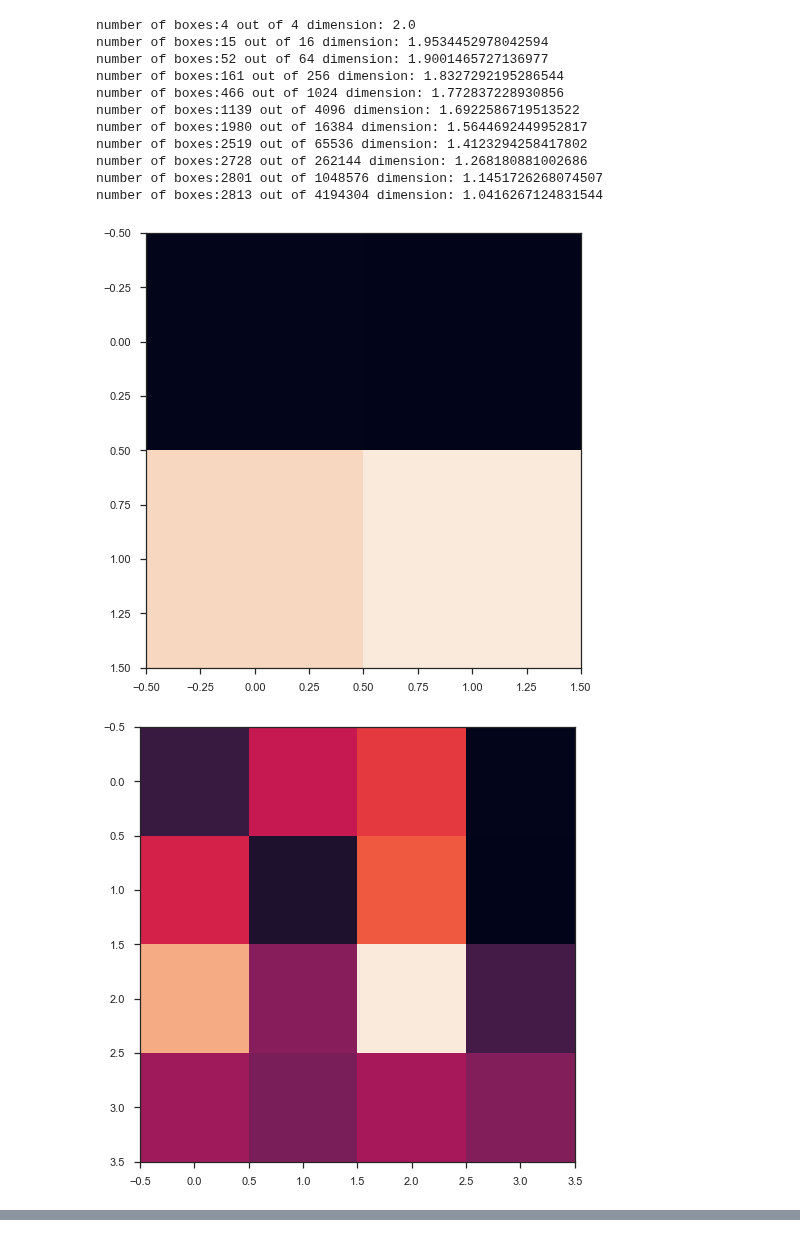
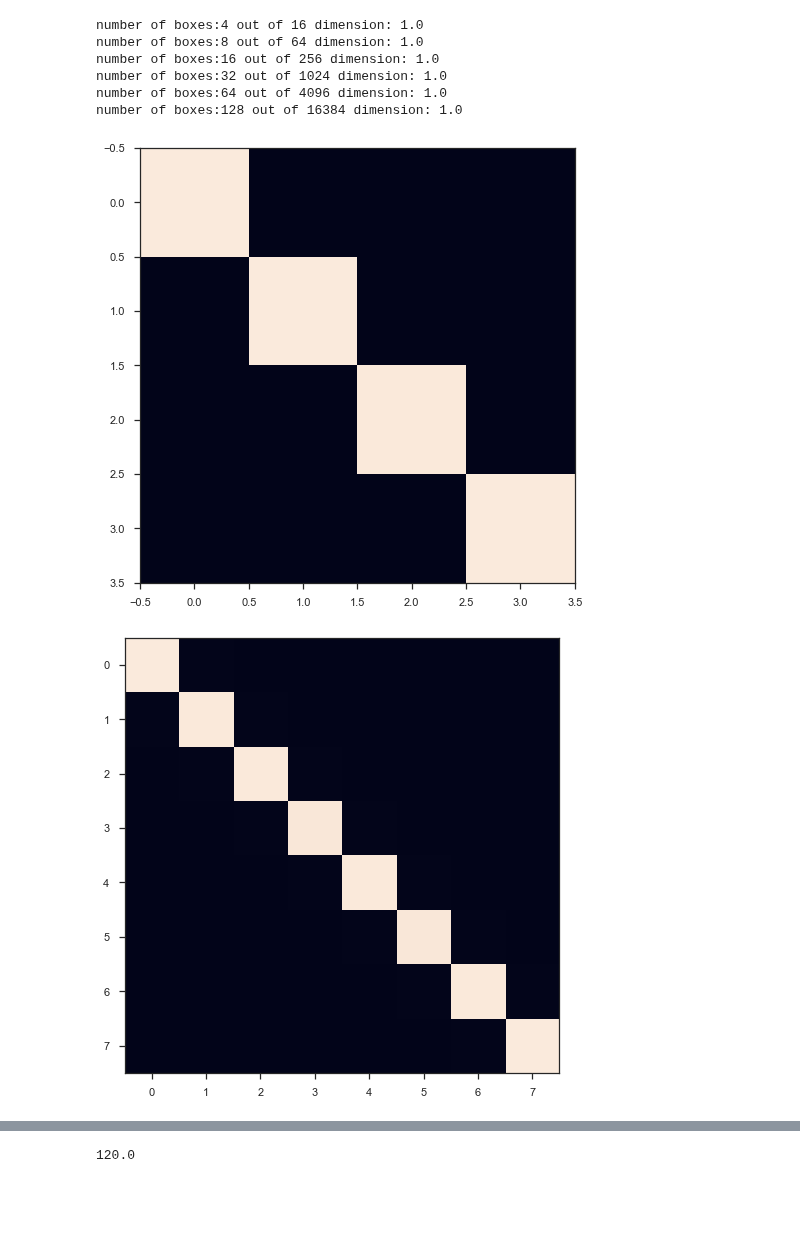
Before and after one commit to itsMahad/ManducaMultiSenseFeeding, a Jupyter notebook: M_Step6_Fractal_Dimension_Analysis.ipynb, the cells around one changed output, grey strips where cells are left out. Saved outputs shown, nothing was run; the diff lists cells and outputs as text; code cells hidden in the pictures; blank space fills up the shorter version.

```diff
--- a/M_Step6_Fractal_Dimension_Analysis.ipynb
+++ b/M_Step6_Fractal_Dimension_Analysis.ipynb
@@ -22,10 +27,11 @@ x,y = df.X_position.values, df.Y_position.values
 y_line = np.arange(0,488, (488/648))*2.4/75
 x_line = np.arange(0,648, 1)*2.4/75
 # %%
-f, ax = plt.subplots(1,2,figsize = (20,10), sharex = True, sharey = True)
-ax[0].plot(x,y, c= "k")
-ax[0].set_ylabel("Y Position")
-ax[0].set_xlabel("X Position")
-ax[1].plot(x_line , y_line, c= "k")
-ax[1].set_xlabel("X Position")
+f, ax = plt.subplots(1,1,figsize = (10,10),  dpi= 256, sharex = True, sharey = True)
+ax.grid(False)
+ax.axis('off')
+ax.plot(x_line,y_line, c= "k")
+ax.set_ylabel("Y Position")
+ax.set_xlabel("X Position")
+pl.savefig(fig_path + "\\test.png")
 # %% [output]
@@ -33,0 +39,7 @@ Text(0.5, 0, 'X Position')
+# %%
+im = cv2.imread(fig_path + "\\test.png")
+# im = cv2.imread(r"E:\Downloads\sierpinski.png")
+im = (im < 255)*100
+ax = plt.imshow(im, vmax = 200)
+plt.axis('off')
+plt.savefig(fig_path + "\\test2.png")
@@ -34,30 +48,35 @@ Text(0.5, 0, 'X Position')
+# %%
+image = cv2.cvtColor(im.astype("uint8"), cv2.COLOR_BGR2GRAY)
+x = np.where(image > 0)[1]
+y = np.where(image > 0)[0]
 # %%
-highest_power = 11 #limit the number of boxes to ensure object is continous (could also fill the trajectories to make continous)
-scale = np.logspace(1, highest_power, num = highest_power, base = 2) #create a log scale. total number of boxes doubles each time
+highest_power = 7 #limit the number of boxes to ensure object is continous (could also fill the trajectories to make continous)
+scale = np.logspace(2, highest_power, num = highest_power-1, base = 2) #create a log scale. total number of boxes doubles each time
 number_filled = []
 dimensions = []
 for b in scale:
     #use 2d histogram (heatmap) as boxes and measure the number of boxes to capture object as bins that have a non-zero count
     bins = b
     heatmap, xedges, yedges = np.histogram2d(-y, x, bins=int(bins))
-    box_num = heatmap[heatmap > 0]
-    number_filled.append(len(box_num))
+
+    if (np.log(np.max(heatmap))//np.log(10)-1) > 2:
+        condition = heatmap >= 10**(np.log(np.max(heatmap))//np.log(10)-1)
+    else:
+        condition =  heatmap >= 10**(np.log(np.max(heatmap))//np.log(10))
+    box_num = heatmap[condition]
+    number_filled.append(float(len(box_num)))
     dimension = np.log(len(box_num))/np.log(b)
     dimensions.append(dimension)
     print("number of boxes:" + str(len(box_num)) + " out of " + str(len(heatmap.ravel())) + " dimension: " + str(dimension))
     f, ax = plt.subplots(figsize=(8,8))
     plt.imshow(heatmap)
+number_filled = np.asarray(number_filled)
 # %% [output]
-number of boxes:4 out of 4 dimension: 2.0
-number of boxes:15 out of 16 dimension: 1.9534452978042594
-number of boxes:52 out of 64 dimension: 1.9001465727136977
-number of boxes:161 out of 256 dimension: 1.8327292195286544
-number of boxes:466 out of 1024 dimension: 1.772837228930856
-number of boxes:1139 out of 4096 dimension: 1.6922586719513522
-number of boxes:1980 out of 16384 dimension: 1.5644692449952817
-number of boxes:2519 out of 65536 dimension: 1.4123294258417802
-number of boxes:2728 out of 262144 dimension: 1.268180881002686
-number of boxes:2801 out of 1048576 dimension: 1.1451726268074507
-number of boxes:2813 out of 4194304 dimension: 1.0416267124831544
+number of boxes:4 out of 16 dimension: 1.0
+number of boxes:8 out of 64 dimension: 1.0
+number of boxes:16 out of 256 dimension: 1.0
+number of boxes:32 out of 1024 dimension: 1.0
+number of boxes:64 out of 4096 dimension: 1.0
+number of boxes:128 out of 16384 dimension: 1.0
-[figure, old version]
+[figure, new version]
-[figure, old version]
+[figure, new version]
@@ -72,3 +87,7 @@ KeyboardInterrupt:
+# %%
+np.max(heatmap)
+# %% [output]
+120.0
 # %%
 #visualize relationship between number of bins (1/boxlength) and how many boxes it takes to capture trajectory (number of bins with nonzero count)
 #using log gives linear relationship between the two. slope of relationship is dimension of trajectory
```
Also changed, not shown: parts of 17 cells of this notebook.
